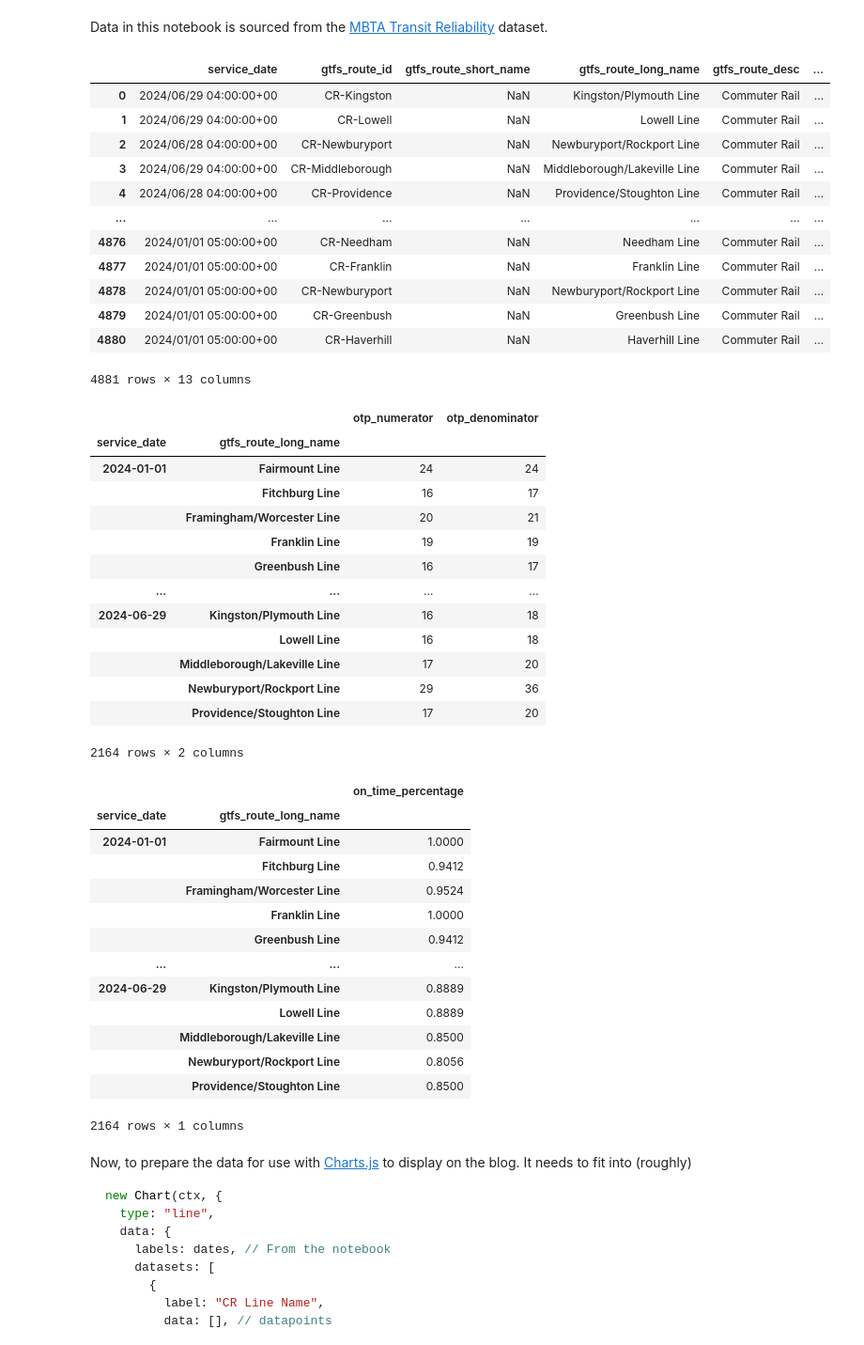
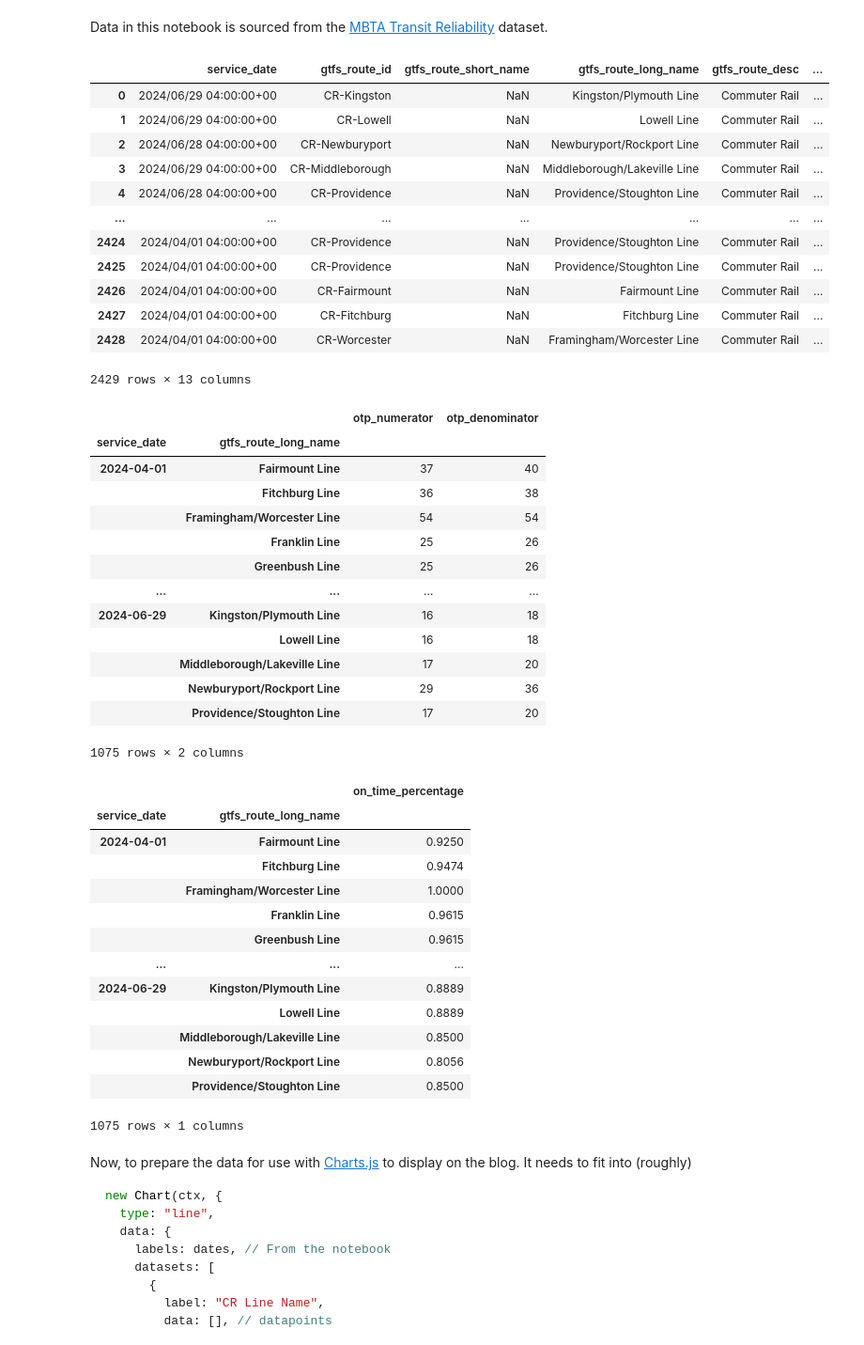
Before and after one commit to brianjaustin/mbta-data-analysis, a Jupyter notebook: 2024-cr-ontime/q2_on_time_percentage.ipynb, the cells around one changed output. Shown: that part at 94% size. Drawn from its saved outputs; the diff is of its cells as text; code cells hidden in the pictures.

Commit message:
Narrow CR data to only 2024 Q2

```diff
--- a/2024-cr-ontime/on_time_percentage.ipynb
+++ b/2024-cr-ontime/q2_on_time_percentage.ipynb
@@ -6,22 +6,22 @@ Data in this notebook is sourced from the [MBTA Transit Reliability](https://mbt
 # %%
 import pandas as pd
 
-raw_data = pd.read_csv("cr_20240101_20240630_sched_adherance.csv")
+raw_data = pd.read_csv("cr_2024_q2_sched_adherance.csv")
 raw_data
 # %% [output]
 |  | service_date | gtfs_route_id | gtfs_route_short_name | gtfs_route_long_name | gtfs_route_desc | ... |
 | 0 | 2024/06/29 04:00:00+00 | CR-Kingston | NaN | Kingston/Plymouth Line | Commuter Rail | ... |
 | 1 | 2024/06/29 04:00:00+00 | CR-Lowell | NaN | Lowell Line | Commuter Rail | ... |
 | 2 | 2024/06/28 04:00:00+00 | CR-Newburyport | NaN | Newburyport/Rockport Line | Commuter Rail | ... |
 | 3 | 2024/06/29 04:00:00+00 | CR-Middleborough | NaN | Middleborough/Lakeville Line | Commuter Rail | ... |
 | 4 | 2024/06/28 04:00:00+00 | CR-Providence | NaN | Providence/Stoughton Line | Commuter Rail | ... |
 | ... | ... | ... | ... | ... | ... | ... |
-| 4876 | 2024/01/01 05:00:00+00 | CR-Needham | NaN | Needham Line | Commuter Rail | ... |
-| 4877 | 2024/01/01 05:00:00+00 | CR-Franklin | NaN | Franklin Line | Commuter Rail | ... |
-| 4878 | 2024/01/01 05:00:00+00 | CR-Newburyport | NaN | Newburyport/Rockport Line | Commuter Rail | ... |
-| 4879 | 2024/01/01 05:00:00+00 | CR-Greenbush | NaN | Greenbush Line | Commuter Rail | ... |
-| 4880 | 2024/01/01 05:00:00+00 | CR-Haverhill | NaN | Haverhill Line | Commuter Rail | ... |
+| 2424 | 2024/04/01 04:00:00+00 | CR-Providence | NaN | Providence/Stoughton Line | Commuter Rail | ... |
+| 2425 | 2024/04/01 04:00:00+00 | CR-Providence | NaN | Providence/Stoughton Line | Commuter Rail | ... |
+| 2426 | 2024/04/01 04:00:00+00 | CR-Fairmount | NaN | Fairmount Line | Commuter Rail | ... |
+| 2427 | 2024/04/01 04:00:00+00 | CR-Fitchburg | NaN | Fitchburg Line | Commuter Rail | ... |
+| 2428 | 2024/04/01 04:00:00+00 | CR-Worcester | NaN | Framingham/Worcester Line | Commuter Rail | ... |
-4881 rows × 13 columns
+2429 rows × 13 columns
 # %%
 # Clean up columns that we won't use
 cleaned_data = raw_data.drop(columns=[
@@ -46,18 +46,18 @@ cleaned_data
 # %% [output]
 |  |  | otp_numerator | otp_denominator |
 | service_date | gtfs_route_long_name |  |  |
-| 2024-01-01 | Fairmount Line | 24 | 24 |
-|  | Fitchburg Line | 16 | 17 |
-|  | Framingham/Worcester Line | 20 | 21 |
-|  | Franklin Line | 19 | 19 |
-|  | Greenbush Line | 16 | 17 |
+| 2024-04-01 | Fairmount Line | 37 | 40 |
+|  | Fitchburg Line | 36 | 38 |
+|  | Framingham/Worcester Line | 54 | 54 |
+|  | Franklin Line | 25 | 26 |
+|  | Greenbush Line | 25 | 26 |
 | ... | ... | ... | ... |
 | 2024-06-29 | Kingston/Plymouth Line | 16 | 18 |
 |  | Lowell Line | 16 | 18 |
 |  | Middleborough/Lakeville Line | 17 | 20 |
 |  | Newburyport/Rockport Line | 29 | 36 |
 |  | Providence/Stoughton Line | 17 | 20 |
-2164 rows × 2 columns
+1075 rows × 2 columns
 # %%
 # Calculate percentage based on numerator and denominator
 def to_percent(row):
@@ -74,18 +74,18 @@ with_percent
 # %% [output]
 |  |  | on_time_percentage |
 | service_date | gtfs_route_long_name |  |
-| 2024-01-01 | Fairmount Line | 1.0000 |
-|  | Fitchburg Line | 0.9412 |
-|  | Framingham/Worcester Line | 0.9524 |
-|  | Franklin Line | 1.0000 |
-|  | Greenbush Line | 0.9412 |
+| 2024-04-01 | Fairmount Line | 0.9250 |
+|  | Fitchburg Line | 0.9474 |
+|  | Framingham/Worcester Line | 1.0000 |
+|  | Franklin Line | 0.9615 |
+|  | Greenbush Line | 0.9615 |
 | ... | ... | ... |
 | 2024-06-29 | Kingston/Plymouth Line | 0.8889 |
 |  | Lowell Line | 0.8889 |
 |  | Middleborough/Lakeville Line | 0.8500 |
 |  | Newburyport/Rockport Line | 0.8056 |
 |  | Providence/Stoughton Line | 0.8500 |
-2164 rows × 1 columns
+1075 rows × 1 columns
 # %% [markdown]
 Now, to prepare the data for use with [Charts.js](https://www.chartjs.org/) to display on the blog. It needs to fit into (roughly)
 
```
Also changed, not shown: parts of 2 cells of this notebook, 2 other files.
